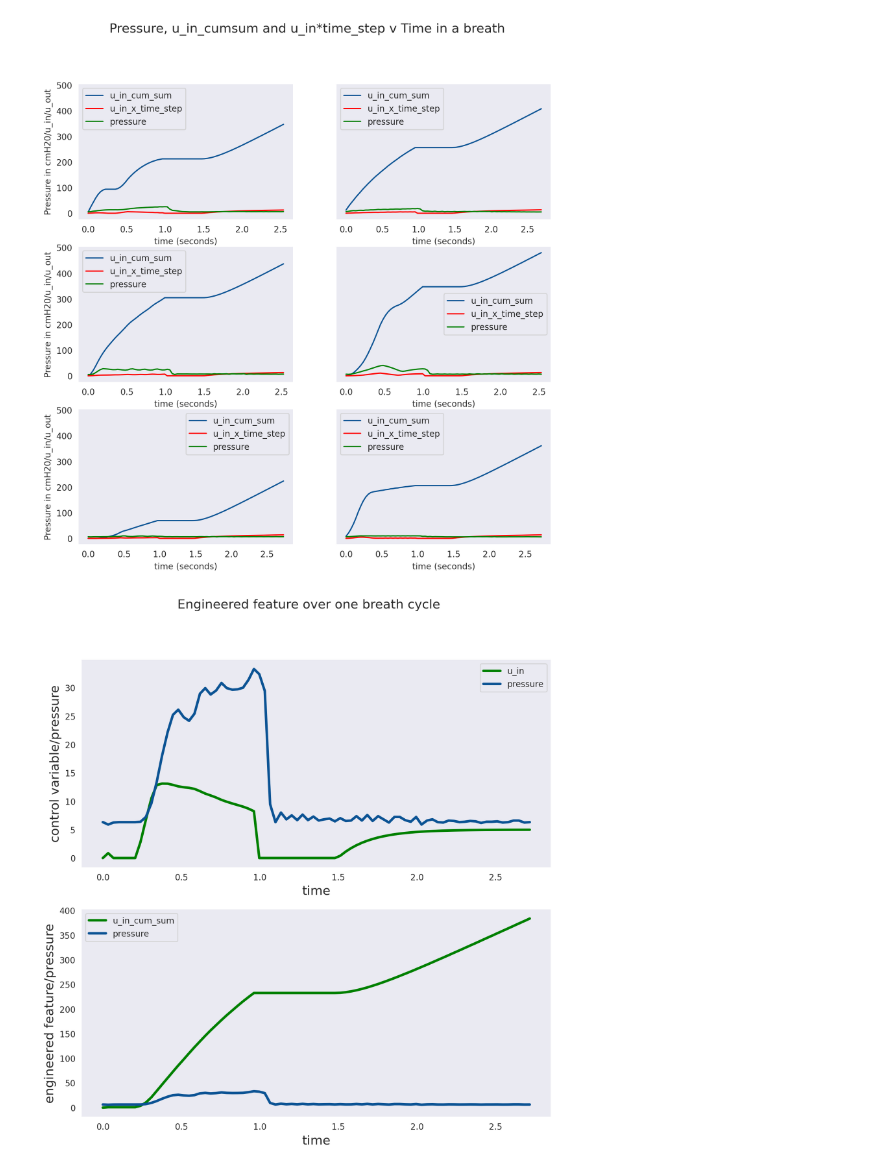
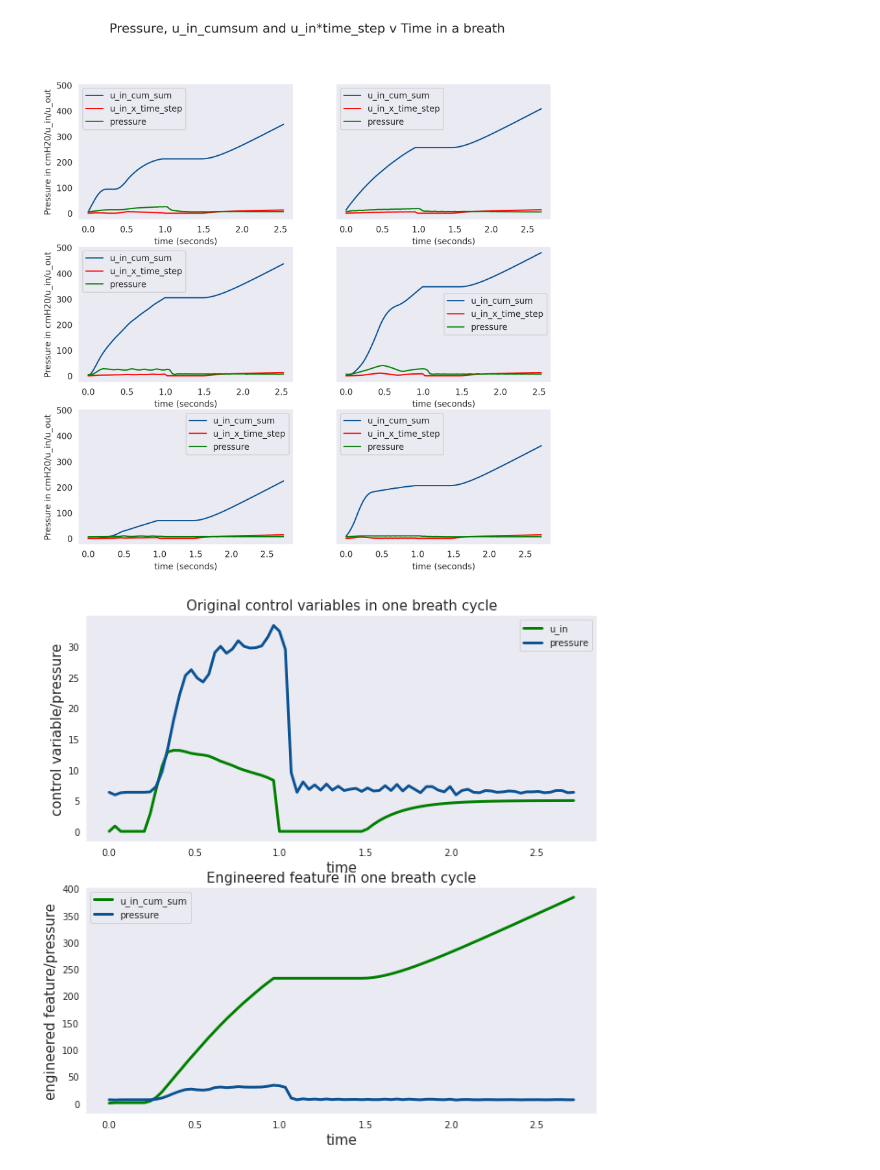
Before and after one commit to sumakarnam/DSI-Capstone, a Jupyter notebook: Ventilator_Pressure_Prediction/code/Feature_engineering.ipynb, the cells around one changed output. Drawn from its saved outputs; the diff is of its cells as text; code cells hidden in the pictures.

```diff
--- a/Ventilator_Pressure_Prediction/code/Feature_engineering.ipynb
+++ b/Ventilator_Pressure_Prediction/code/Feature_engineering.ipynb
@@ -198,25 +198,26 @@ data_with_features = pd.read_csv('../data/data_with_features_v1.csv')
 # %%
 #Plot u_in and u_out as a function of time for a single breath
 
-fig, ax = plt.subplots(2,1, figsize = (10,10), dpi=200);
+fig, ax = plt.subplots(2,1, figsize = (10,10));
 breath_id = 40
 
 sns.lineplot(y = data[data['breath_id'] == breath_id]['u_in'], x = data[data['breath_id'] == breath_id]['time_step'],
              ax = ax[0], alpha = 1, color = 'green',   label = 'u_in', linewidth=3);
 
 sns.lineplot(y = data[data['breath_id'] == breath_id]['pressure'], x = data[data['breath_id'] == breath_id]['time_step'],
              ax = ax[0], alpha = 1, color = myblue, label = 'pressure', linewidth=3);
 
 sns.lineplot(y = data_with_features[data_with_features['breath_id'] == breath_id]['u_in_cum_sum'], x = data_with_features[data_with_features['breath_id'] == breath_id]['time_step'],
              ax = ax[1], alpha = 1, color = 'green', label = 'u_in_cum_sum', linewidth=3);
 
 sns.lineplot(y = data_with_features[data_with_features['breath_id'] == breath_id]['pressure'], x = data_with_features[data_with_features['breath_id'] == breath_id]['time_step'],
              ax = ax[1], alpha = 1, color = myblue, label = 'pressure', linewidth=3);
 
 ax[0].set_ylabel('control variable/pressure');
 ax[1].set_ylabel('engineered feature/pressure');
 ax[0].set_xlabel('time');
 ax[1].set_xlabel('time');
-fig.suptitle('Engineered feature over one breath cycle', fontsize=15);
+ax[0].set_title('Original control variables in one breath cycle', fontsize=15);
+ax[1].set_title('Engineered feature in one breath cycle', fontsize=15);
 # %% [output]
-[figure, old version]
+[figure, new version]
```
Also changed, not shown: 5 other files.
